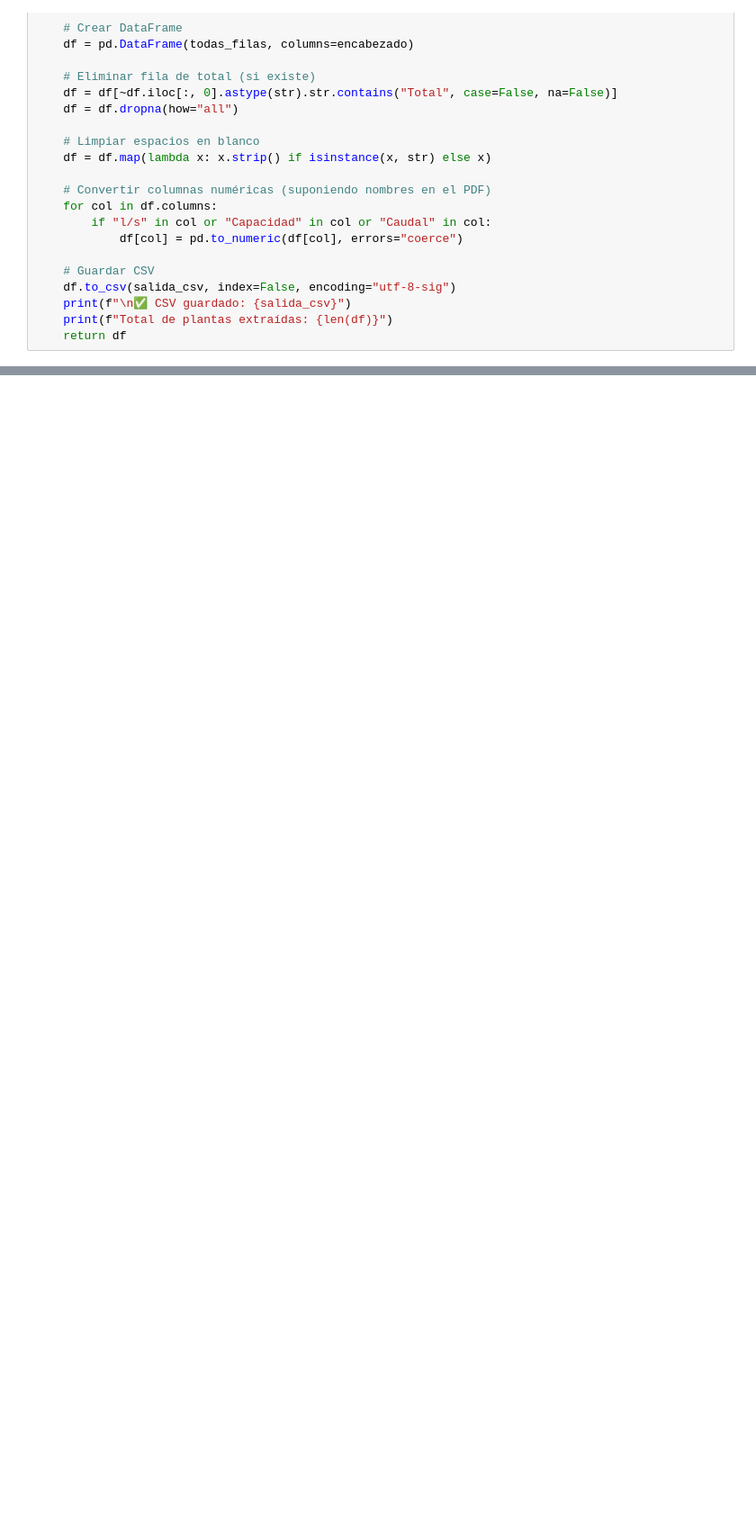
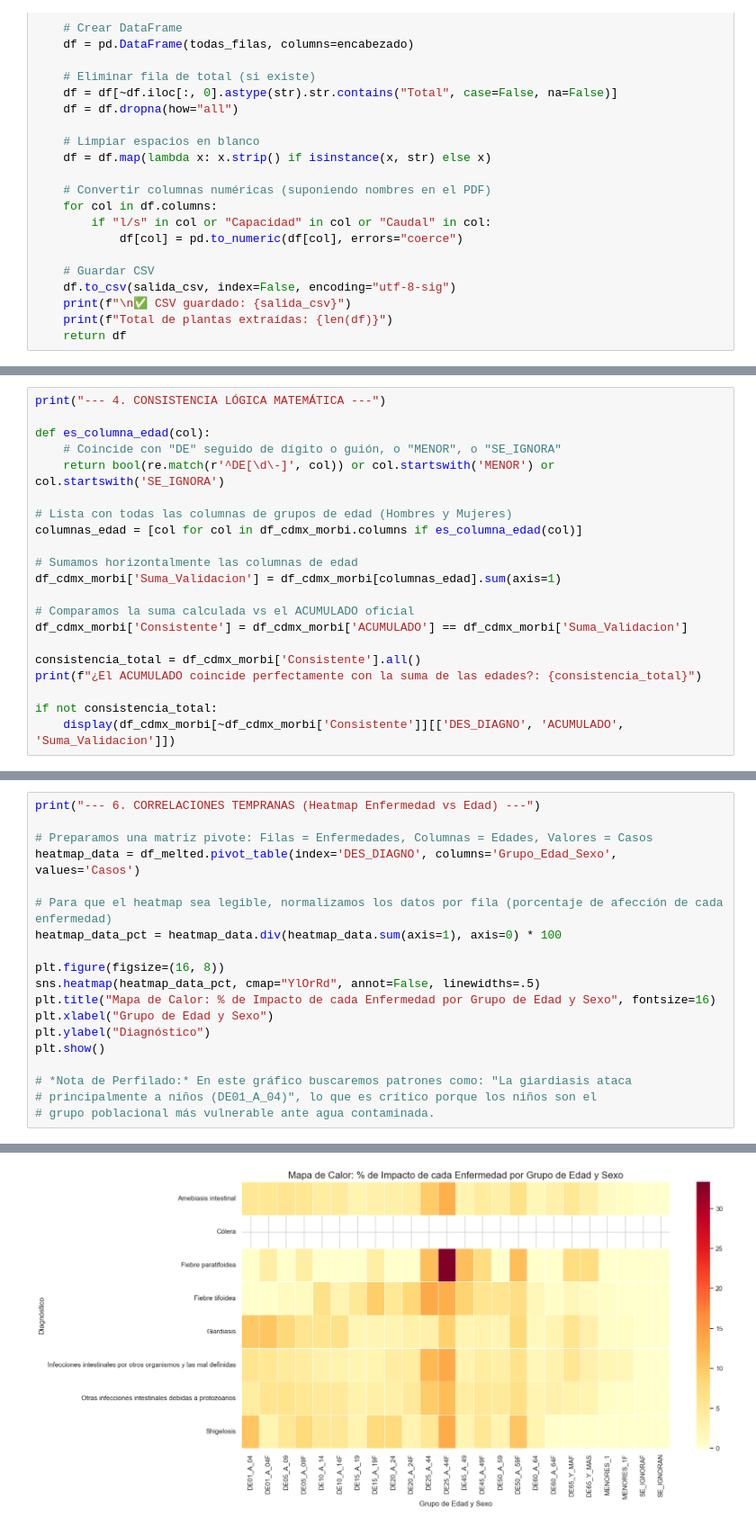
Before and after one commit to CarloKiliano/CalidadAgua_CDMX, a Jupyter notebook: notebooks/Perfilado.ipynb, the cells around one changed output, grey strips where cells are left out. Shown at 90% size. Cells and saved outputs as stored; diff of their text form; blank space fills up the shorter version.

```diff
--- a/notebooks/Perfilado.ipynb
+++ b/notebooks/Perfilado.ipynb
@@ -195,0 +401,21 @@ Procesando 7 archivos...
+# %%
+print("--- 4. CONSISTENCIA LÓGICA MATEMÁTICA ---")
+
+def es_columna_edad(col):
+    # Coincide con "DE" seguido de dígito o guión, o "MENOR", o "SE_IGNORA"
+    return bool(re.match(r'^DE[\d\-]', col)) or col.startswith('MENOR') or col.startswith('SE_IGNORA')
+
+# Lista con todas las columnas de grupos de edad (Hombres y Mujeres)
+columnas_edad = [col for col in df_cdmx_morbi.columns if es_columna_edad(col)]
+
+# Sumamos horizontalmente las columnas de edad
+df_cdmx_morbi['Suma_Validacion'] = df_cdmx_morbi[columnas_edad].sum(axis=1)
+
+# Comparamos la suma calculada vs el ACUMULADO oficial
+df_cdmx_morbi['Consistente'] = df_cdmx_morbi['ACUMULADO'] == df_cdmx_morbi['Suma_Validacion']
+
+consistencia_total = df_cdmx_morbi['Consistente'].all()
+print(f"¿El ACUMULADO coincide perfectamente con la suma de las edades?: {consistencia_total}")
+
+if not consistencia_total:
+    display(df_cdmx_morbi[~df_cdmx_morbi['Consistente']][['DES_DIAGNO', 'ACUMULADO', 'Suma_Validacion']])
@@ -195,0 +465,20 @@ Procesando 7 archivos...
+# %%
+print("--- 6. CORRELACIONES TEMPRANAS (Heatmap Enfermedad vs Edad) ---")
+
+# Preparamos una matriz pivote: Filas = Enfermedades, Columnas = Edades, Valores = Casos
+heatmap_data = df_melted.pivot_table(index='DES_DIAGNO', columns='Grupo_Edad_Sexo', values='Casos')
+
+# Para que el heatmap sea legible, normalizamos los datos por fila (porcentaje de afección de cada enfermedad)
+heatmap_data_pct = heatmap_data.div(heatmap_data.sum(axis=1), axis=0) * 100
+
+plt.figure(figsize=(16, 8))
+sns.heatmap(heatmap_data_pct, cmap="YlOrRd", annot=False, linewidths=.5)
+plt.title("Mapa de Calor: % de Impacto de cada Enfermedad por Grupo de Edad y Sexo", fontsize=16)
+plt.xlabel("Grupo de Edad y Sexo")
+plt.ylabel("Diagnóstico")
+plt.show()
+
+# *Nota de Perfilado:* En este gráfico buscaremos patrones como: "La giardiasis ataca
+# principalmente a niños (DE01_A_04)", lo que es crítico porque los niños son el
+# grupo poblacional más vulnerable ante agua contaminada.
+# %% [output]
@@ -195,0 +486 @@ Procesando 7 archivos...
+[figure, added]
```
Also changed, not shown: parts of 44 cells of this notebook.
